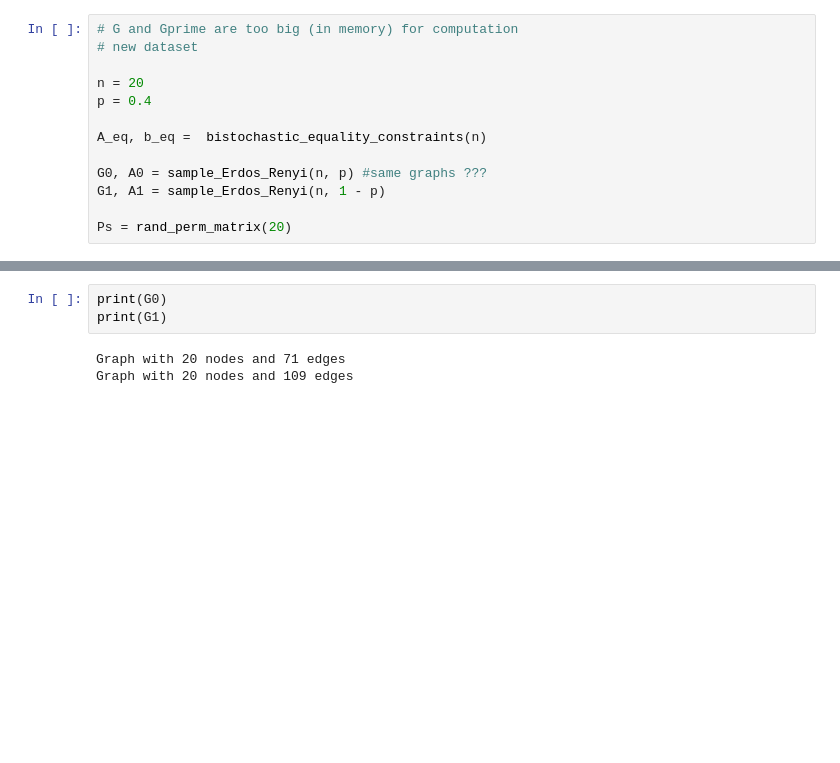
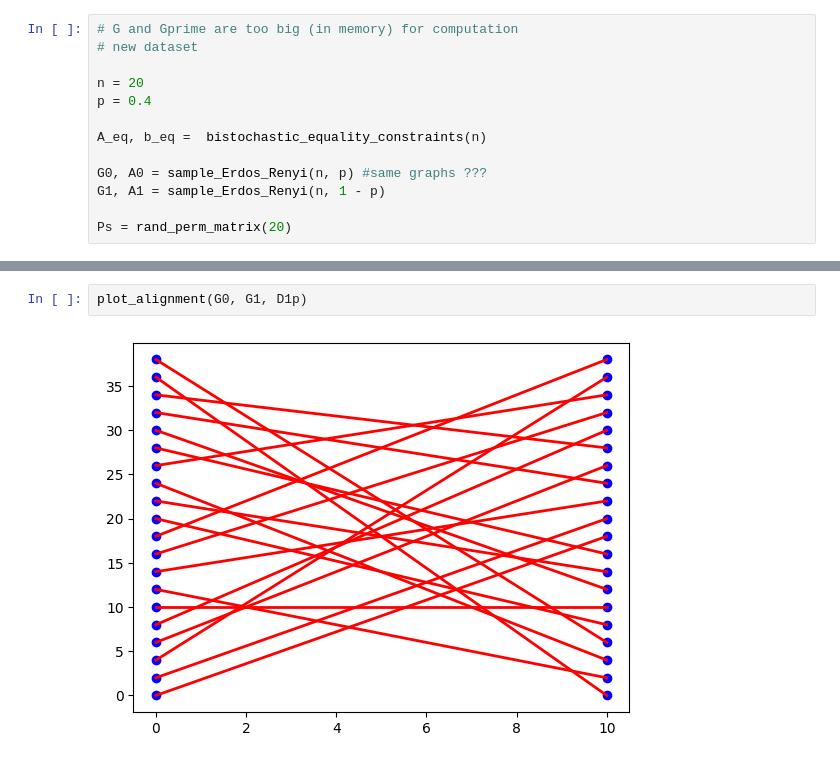
Before and after one commit to jakobmaier-eu/graph-gromov, a Jupyter notebook: testing_algorithms.ipynb, the cells around one changed output, grey strips where cells are left out. Drawn from its saved outputs; the diff is of its cells as text; blank space fills up the shorter version.

```diff
--- a/testing_algorithms.ipynb
+++ b/testing_algorithms.ipynb
@@ -74,6 +86,4 @@ plot_alignment(G0,G1, Dp)
 # %%
-print(G0)
-print(G1)
+plot_alignment(G0, G1, D1p)
 # %% [output]
-Graph with 20 nodes and 71 edges
-Graph with 20 nodes and 109 edges
+[figure, added]
```
Also changed, not shown: parts of 7 cells of this notebook, 2 other files.
